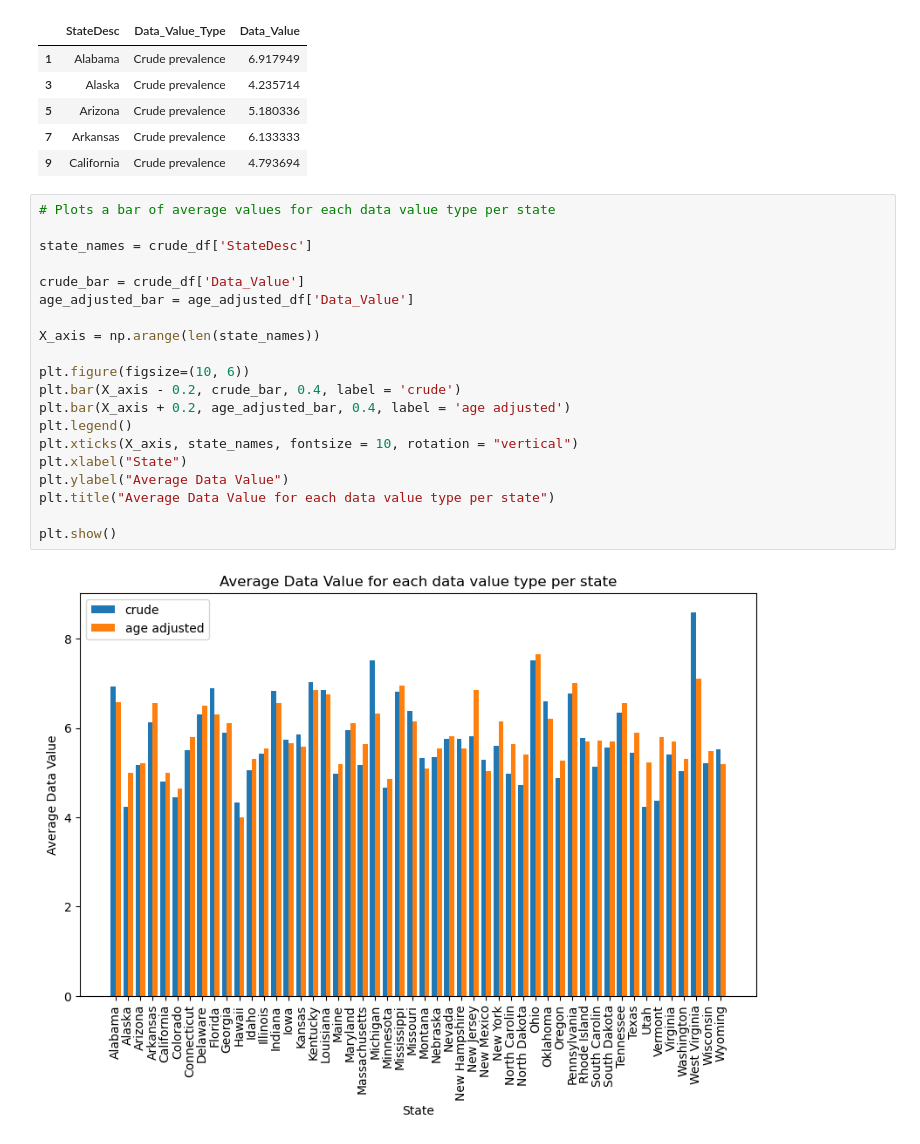
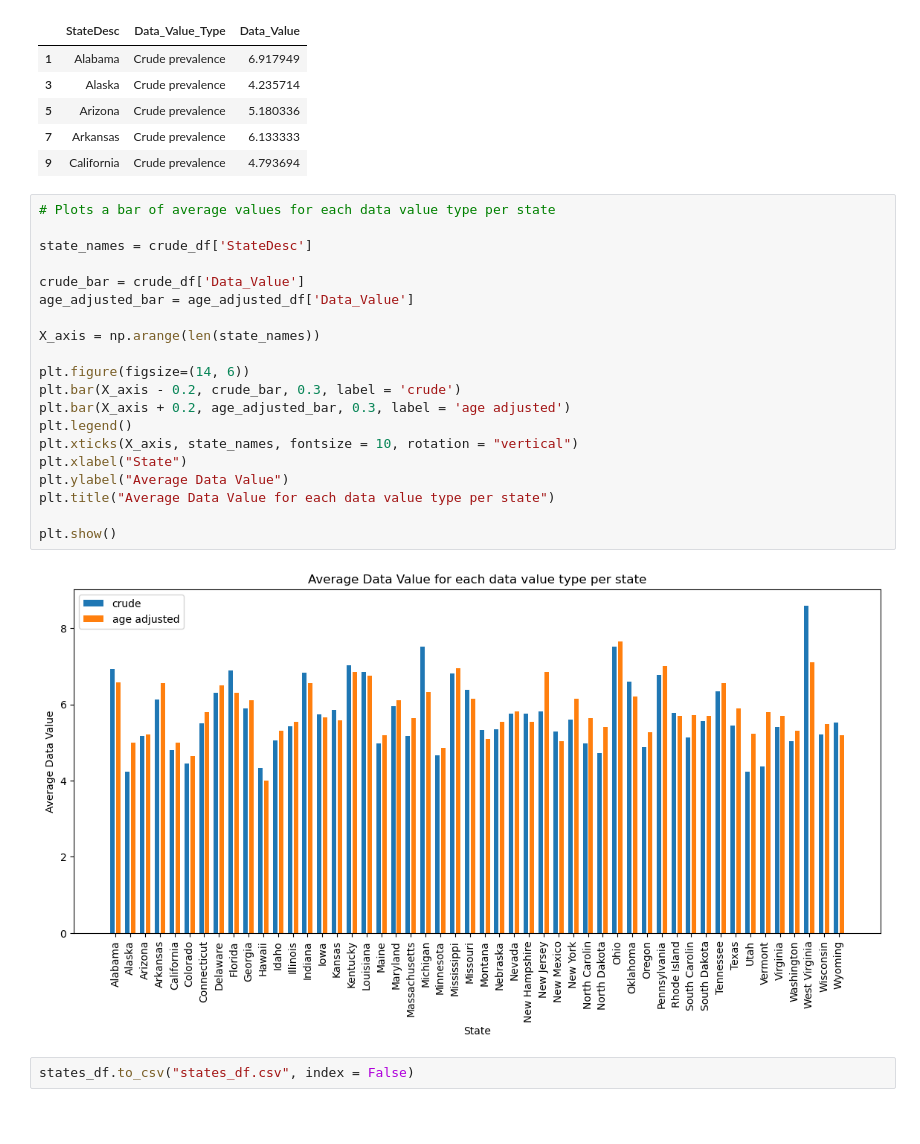
Before and after one commit to divya-jindal/project-1, a Jupyter notebook: Cities_heart_disease.ipynb, the cells around one changed output. Drawn from its saved outputs; the diff is of its cells as text; blank space fills up the shorter version.

```diff
--- a/Cities_heart_disease.ipynb
+++ b/Cities_heart_disease.ipynb
@@ -155,22 +174,24 @@ crude_df.head()
 # %%
 # Plots a bar of average values for each data value type per state
 
 state_names = crude_df['StateDesc']
 
 crude_bar = crude_df['Data_Value']
 age_adjusted_bar = age_adjusted_df['Data_Value']
 
 X_axis = np.arange(len(state_names))
 
-plt.figure(figsize=(10, 6))
-plt.bar(X_axis - 0.2, crude_bar, 0.4, label = 'crude')
-plt.bar(X_axis + 0.2, age_adjusted_bar, 0.4, label = 'age adjusted')
+plt.figure(figsize=(14, 6))
+plt.bar(X_axis - 0.2, crude_bar, 0.3, label = 'crude')
+plt.bar(X_axis + 0.2, age_adjusted_bar, 0.3, label = 'age adjusted')
 plt.legend()
 plt.xticks(X_axis, state_names, fontsize = 10, rotation = "vertical")
 plt.xlabel("State")
 plt.ylabel("Average Data Value")
 plt.title("Average Data Value for each data value type per state")
 
 plt.show()
 # %% [output]
-[figure, old version]
+[figure, new version]
+# %%
+states_df.to_csv("states_df.csv", index = False)
```
Also changed, not shown: parts of 2 cells of this notebook.
